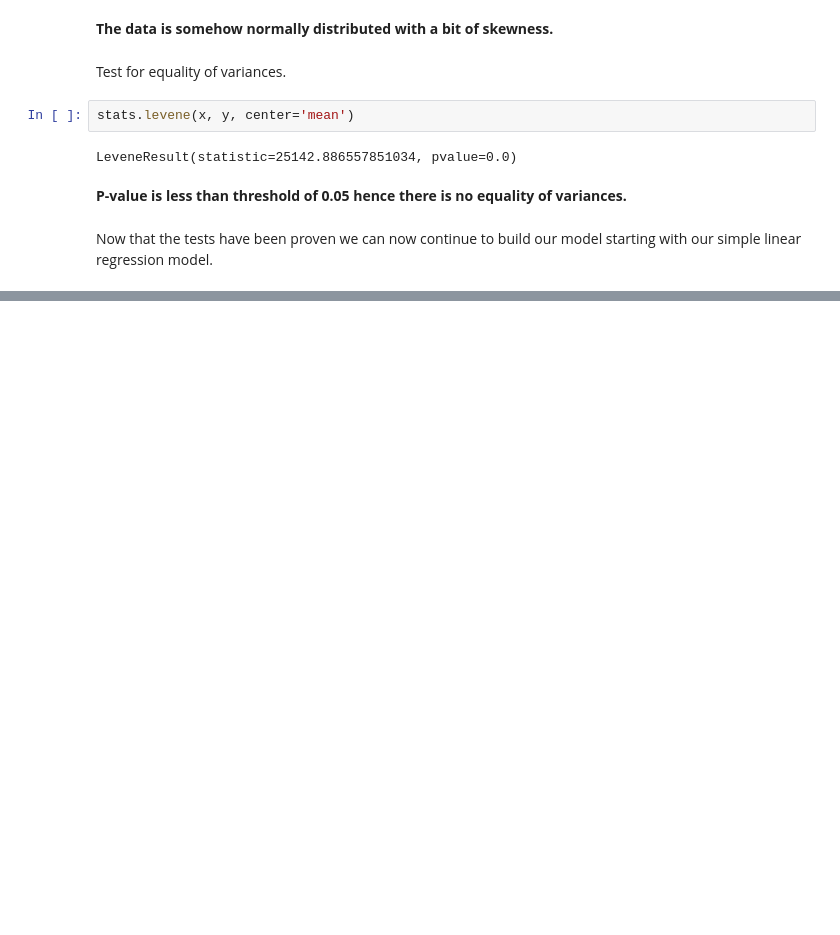
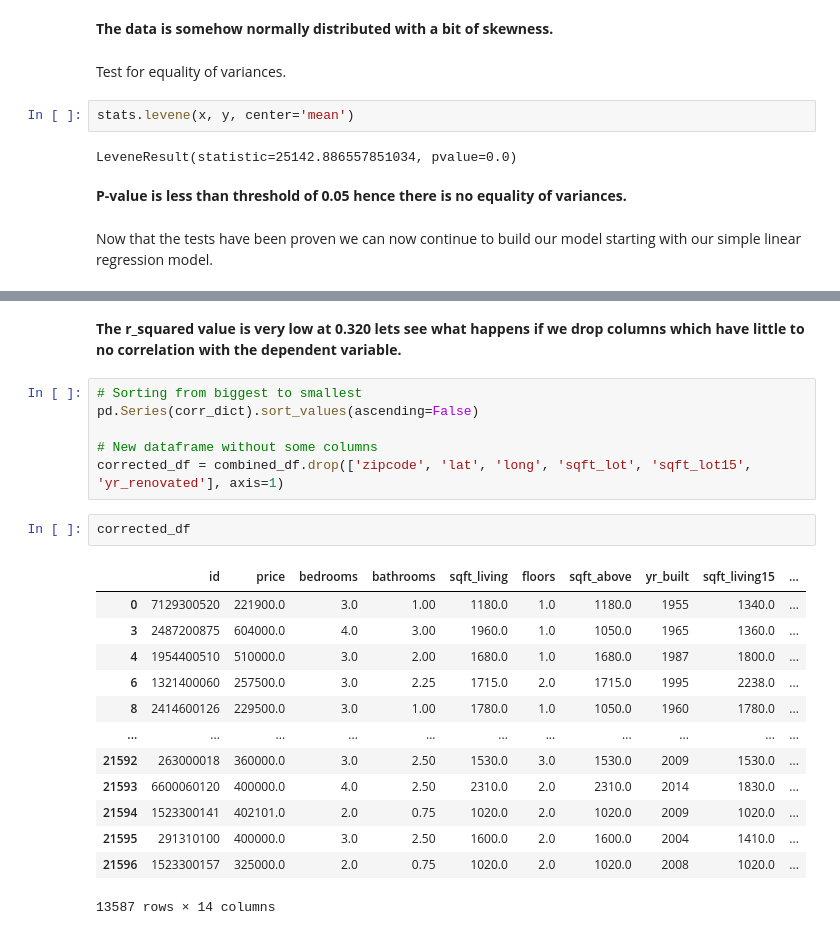
Before and after one commit to DennisWainaina/Megamax-Real-Estate-House-Project, a Jupyter notebook: index.ipynb, the cells around one changed output, grey strips where cells are left out. Cells and saved outputs as stored; diff of their text form; blank space fills up the shorter version.

```diff
--- a/index.ipynb
+++ b/index.ipynb
@@ -1311,0 +1346,24 @@ Now that the tests have been proven we can now continue to build our model start
+# %% [markdown]
+**The r_squared value is very low at 0.320 lets see what happens if we drop columns which have little to no correlation with the dependent variable.**
+# %%
+# Sorting from biggest to smallest
+pd.Series(corr_dict).sort_values(ascending=False)
+
+# New dataframe without some columns
+corrected_df = combined_df.drop(['zipcode', 'lat', 'long', 'sqft_lot', 'sqft_lot15', 'yr_renovated'], axis=1)
+# %%
+corrected_df
+# %% [output]
+|  | id | price | bedrooms | bathrooms | sqft_living | floors | sqft_above | yr_built | sqft_living15 | ... |
+| 0 | 7129300520 | 221900.0 | 3.0 | 1.00 | 1180.0 | 1.0 | 1180.0 | 1955 | 1340.0 | ... |
+| 3 | 2487200875 | 604000.0 | 4.0 | 3.00 | 1960.0 | 1.0 | 1050.0 | 1965 | 1360.0 | ... |
+| 4 | 1954400510 | 510000.0 | 3.0 | 2.00 | 1680.0 | 1.0 | 1680.0 | 1987 | 1800.0 | ... |
+| 6 | 1321400060 | 257500.0 | 3.0 | 2.25 | 1715.0 | 2.0 | 1715.0 | 1995 | 2238.0 | ... |
+| 8 | 2414600126 | 229500.0 | 3.0 | 1.00 | 1780.0 | 1.0 | 1050.0 | 1960 | 1780.0 | ... |
+| ... | ... | ... | ... | ... | ... | ... | ... | ... | ... | ... |
+| 21592 | 263000018 | 360000.0 | 3.0 | 2.50 | 1530.0 | 3.0 | 1530.0 | 2009 | 1530.0 | ... |
+| 21593 | 6600060120 | 400000.0 | 4.0 | 2.50 | 2310.0 | 2.0 | 2310.0 | 2014 | 1830.0 | ... |
+| 21594 | 1523300141 | 402101.0 | 2.0 | 0.75 | 1020.0 | 2.0 | 1020.0 | 2009 | 1020.0 | ... |
+| 21595 | 291310100 | 400000.0 | 3.0 | 2.50 | 1600.0 | 2.0 | 1600.0 | 2004 | 1410.0 | ... |
+| 21596 | 1523300157 | 325000.0 | 2.0 | 0.75 | 1020.0 | 2.0 | 1020.0 | 2008 | 1020.0 | ... |
+13587 rows × 14 columns
```
Also changed, not shown: parts of 24 cells of this notebook.
